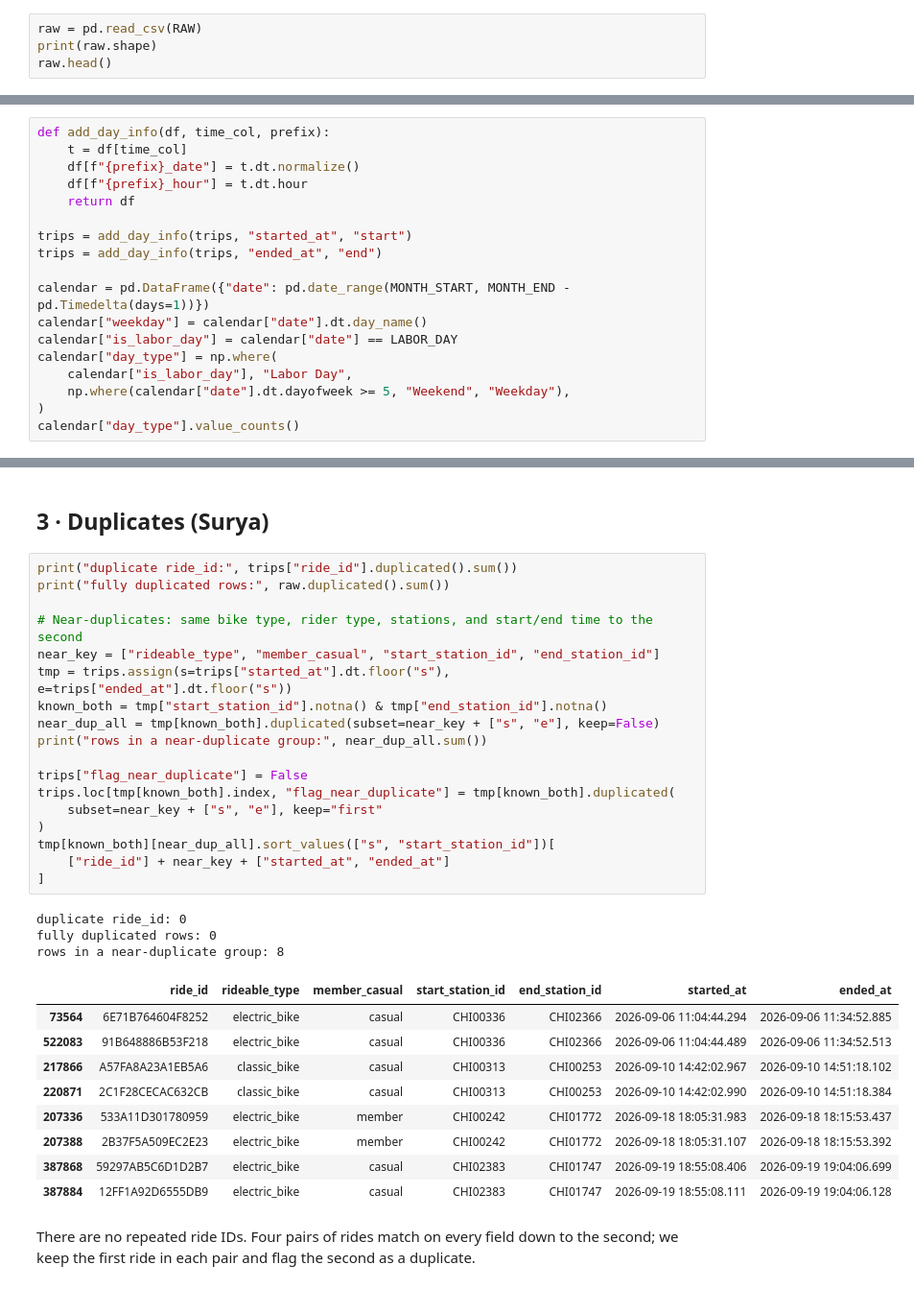
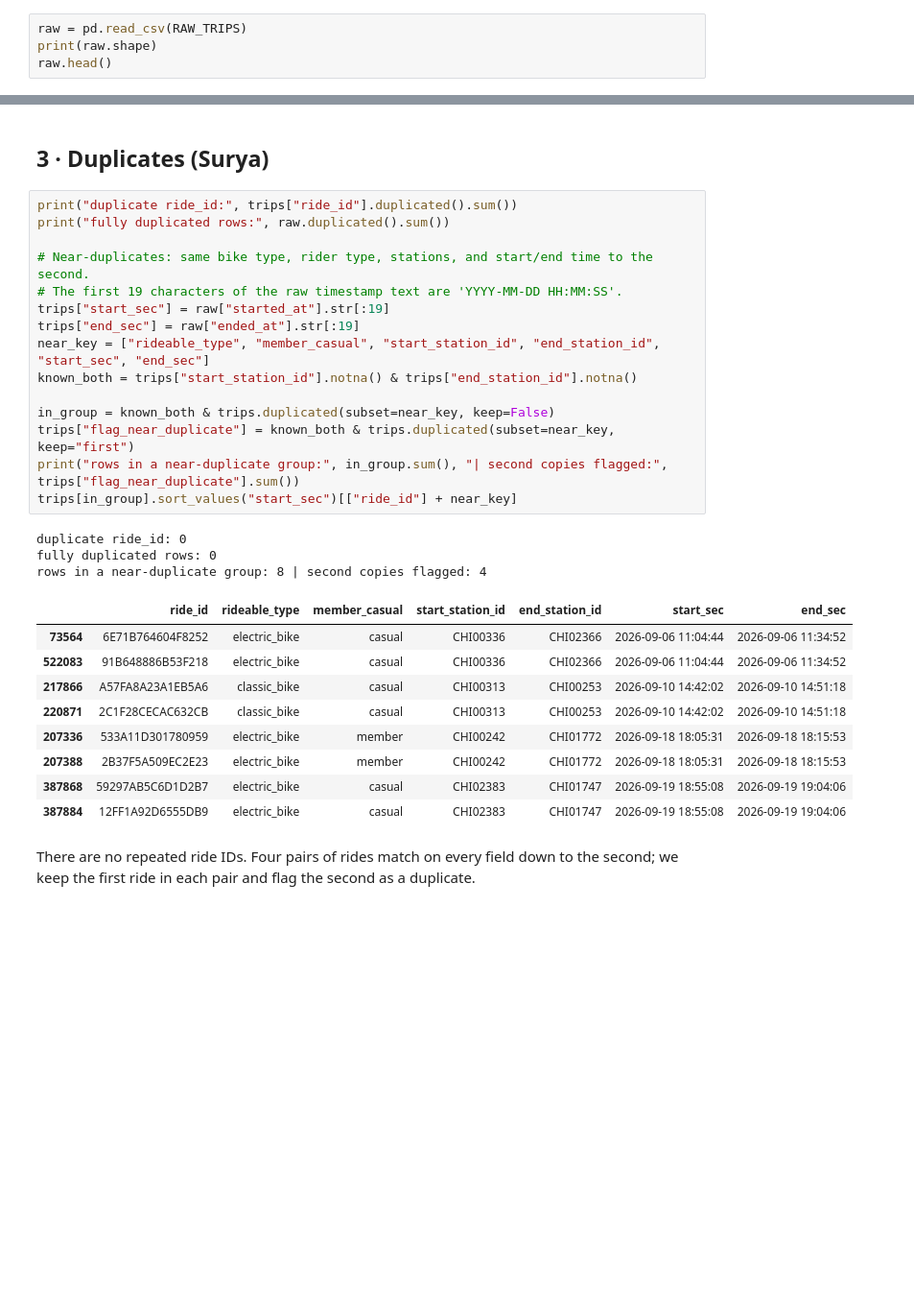
Before and after one commit to Danielchf2006/Divvy-riders-, a Jupyter notebook: notebooks/01_data_cleaning.ipynb, the cells around one changed output, grey strips where cells are left out. Shown at 96% size. Cells and saved outputs as stored; diff of their text form; blank space fills up the shorter version.

```diff
--- a/notebooks/01_data_cleaning.ipynb
+++ b/notebooks/01_data_cleaning.ipynb
@@ -50,7 +52,7 @@ MAX_DURATION_SEC = 24 * 3600   # longer trips are almost all lost or stolen bike
 # %% [markdown]
 ## 1 · Load the raw data
 # %%
-raw = pd.read_csv(RAW)
+raw = pd.read_csv(RAW_TRIPS)
 print(raw.shape)
 raw.head()
 # %% [output]
@@ -110,18 +122,0 @@ Section 8 counts each event by its own timestamp and keeps only events inside Se
-# %%
-def add_day_info(df, time_col, prefix):
-    t = df[time_col]
-    df[f"{prefix}_date"] = t.dt.normalize()
-    df[f"{prefix}_hour"] = t.dt.hour
-    return df
-
-trips = add_day_info(trips, "started_at", "start")
-trips = add_day_info(trips, "ended_at", "end")
-
-calendar = pd.DataFrame({"date": pd.date_range(MONTH_START, MONTH_END - pd.Timedelta(days=1))})
-calendar["weekday"] = calendar["date"].dt.day_name()
-calendar["is_labor_day"] = calendar["date"] == LABOR_DAY
-calendar["day_type"] = np.where(
-    calendar["is_labor_day"], "Labor Day",
-    np.where(calendar["date"].dt.dayofweek >= 5, "Weekend", "Weekday"),
-)
-calendar["day_type"].value_counts()
@@ -136,34 +143,31 @@ Name: count, dtype: int64
 # %%
 print("duplicate ride_id:", trips["ride_id"].duplicated().sum())
 print("fully duplicated rows:", raw.duplicated().sum())
 
-# Near-duplicates: same bike type, rider type, stations, and start/end time to the second
-near_key = ["rideable_type", "member_casual", "start_station_id", "end_station_id"]
-tmp = trips.assign(s=trips["started_at"].dt.floor("s"), e=trips["ended_at"].dt.floor("s"))
-known_both = tmp["start_station_id"].notna() & tmp["end_station_id"].notna()
-near_dup_all = tmp[known_both].duplicated(subset=near_key + ["s", "e"], keep=False)
-print("rows in a near-duplicate group:", near_dup_all.sum())
+# Near-duplicates: same bike type, rider type, stations, and start/end time to the second.
+# The first 19 characters of the raw timestamp text are 'YYYY-MM-DD HH:MM:SS'.
+trips["start_sec"] = raw["started_at"].str[:19]
+trips["end_sec"] = raw["ended_at"].str[:19]
+near_key = ["rideable_type", "member_casual", "start_station_id", "end_station_id", "start_sec", "end_sec"]
+known_both = trips["start_station_id"].notna() & trips["end_station_id"].notna()
 
-trips["flag_near_duplicate"] = False
-trips.loc[tmp[known_both].index, "flag_near_duplicate"] = tmp[known_both].duplicated(
-    subset=near_key + ["s", "e"], keep="first"
-)
-tmp[known_both][near_dup_all].sort_values(["s", "start_station_id"])[
-    ["ride_id"] + near_key + ["started_at", "ended_at"]
-]
+in_group = known_both & trips.duplicated(subset=near_key, keep=False)
+trips["flag_near_duplicate"] = known_both & trips.duplicated(subset=near_key, keep="first")
+print("rows in a near-duplicate group:", in_group.sum(), "| second copies flagged:", trips["flag_near_duplicate"].sum())
+trips[in_group].sort_values("start_sec")[["ride_id"] + near_key]
 # %% [output]
 duplicate ride_id: 0
 fully duplicated rows: 0
-rows in a near-duplicate group: 8
+rows in a near-duplicate group: 8 | second copies flagged: 4
-|  | ride_id | rideable_type | member_casual | start_station_id | end_station_id | started_at | ended_at |
-| 73564 | 6E71B764604F8252 | electric_bike | casual | CHI00336 | CHI02366 | 2026-09-06 11:04:44.294 | 2026-09-06 11:34:52.885 |
-| 522083 | 91B648886B53F218 | electric_bike | casual | CHI00336 | CHI02366 | 2026-09-06 11:04:44.489 | 2026-09-06 11:34:52.513 |
-| 217866 | A57FA8A23A1EB5A6 | classic_bike | casual | CHI00313 | CHI00253 | 2026-09-10 14:42:02.967 | 2026-09-10 14:51:18.102 |
-| 220871 | 2C1F28CECAC632CB | classic_bike | casual | CHI00313 | CHI00253 | 2026-09-10 14:42:02.990 | 2026-09-10 14:51:18.384 |
-| 207336 | 533A11D301780959 | electric_bike | member | CHI00242 | CHI01772 | 2026-09-18 18:05:31.983 | 2026-09-18 18:15:53.437 |
-| 207388 | 2B37F5A509EC2E23 | electric_bike | member | CHI00242 | CHI01772 | 2026-09-18 18:05:31.107 | 2026-09-18 18:15:53.392 |
-| 387868 | 59297AB5C6D1D2B7 | electric_bike | casual | CHI02383 | CHI01747 | 2026-09-19 18:55:08.406 | 2026-09-19 19:04:06.699 |
-| 387884 | 12FF1A92D6555DB9 | electric_bike | casual | CHI02383 | CHI01747 | 2026-09-19 18:55:08.111 | 2026-09-19 19:04:06.128 |
+|  | ride_id | rideable_type | member_casual | start_station_id | end_station_id | start_sec | end_sec |
+| 73564 | 6E71B764604F8252 | electric_bike | casual | CHI00336 | CHI02366 | 2026-09-06 11:04:44 | 2026-09-06 11:34:52 |
+| 522083 | 91B648886B53F218 | electric_bike | casual | CHI00336 | CHI02366 | 2026-09-06 11:04:44 | 2026-09-06 11:34:52 |
+| 217866 | A57FA8A23A1EB5A6 | classic_bike | casual | CHI00313 | CHI00253 | 2026-09-10 14:42:02 | 2026-09-10 14:51:18 |
+| 220871 | 2C1F28CECAC632CB | classic_bike | casual | CHI00313 | CHI00253 | 2026-09-10 14:42:02 | 2026-09-10 14:51:18 |
+| 207336 | 533A11D301780959 | electric_bike | member | CHI00242 | CHI01772 | 2026-09-18 18:05:31 | 2026-09-18 18:15:53 |
+| 207388 | 2B37F5A509EC2E23 | electric_bike | member | CHI00242 | CHI01772 | 2026-09-18 18:05:31 | 2026-09-18 18:15:53 |
+| 387868 | 59297AB5C6D1D2B7 | electric_bike | casual | CHI02383 | CHI01747 | 2026-09-19 18:55:08 | 2026-09-19 19:04:06 |
+| 387884 | 12FF1A92D6555DB9 | electric_bike | casual | CHI02383 | CHI01747 | 2026-09-19 18:55:08 | 2026-09-19 19:04:06 |
 # %% [markdown]
 There are no repeated ride IDs. Four pairs of rides match on every field down to the second; we keep the first ride in each pair and flag the second as a duplicate.
 # %% [markdown]
```
Also changed, not shown: parts of 23 cells of this notebook, 8 other files.
